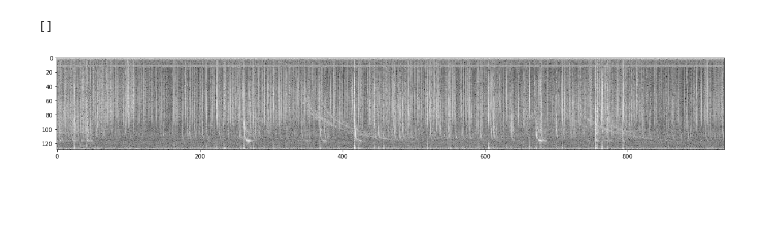
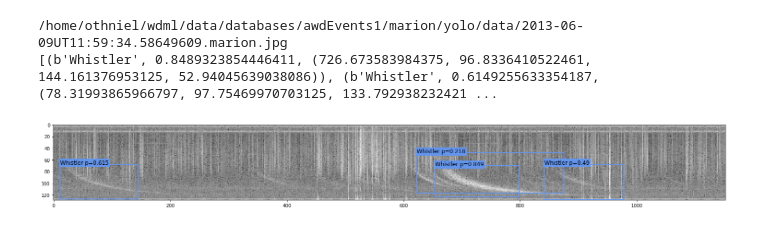
Before and after one commit to Kojey/MSc-whistler-waves-detector, a Jupyter notebook: ipy/yolo_detector.ipynb, the cells around one changed output. Cells and saved outputs as stored; diff of their text form; code cells hidden in the pictures; blank space fills up the shorter version.

Commit message:
Results of YOLO

```diff
--- a/ipy/yolo_detector.ipynb
+++ b/ipy/yolo_detector.ipynb
@@ -201,9 +201,9 @@ class YOLODetector(object):
         self.free_detections(dets, num)
         return res
 
-    def yolo_labelled_img(self, img, y_size=3):
+    def yolo_labelled_img(self, img, thresh=.5, y_size=3):
         """Plot the data and the corresponding label and boxes"""
-        bboxes = self.detect(bytes(img,'utf-8'))
+        bboxes = self.detect(bytes(img,'utf-8'), thresh=thresh)
         im_data = mat_image.imread(img)
         im_data = cv2.imread(img)[:,:,::-1]
         fig, ax = plt.subplots(1, figsize=(y_size*(im_data.shape[1]/im_data.shape[0]),y_size))
@@ -226,19 +226,34 @@ class YOLODetector(object):
 
 
 
-model_weights="model_900.weights"
-data_file = 'real_aug.data'
+model = "real"
+model_weights=model+".weights"
+data_file = model+'.data'
 yolo = YOLODetector()
 yolo.load_model(data_file, model_weights)
 files = []
-f = open("/home/othniel/wdml/data/databases/awdEvents1/marion/yolo/train_aug.txt", "r")
+f = open("/home/othniel/wdml/data/databases/awdEvents1/marion/yolo/test.txt", "r")
+# f = open("/home/othniel/wdml/data/datasets/simulations/yolo/test.txt", "r")
 for line in f:
     files.append(line.split(os.linesep)[0])
-# %%
-file = random.choice(files)
-r = yolo.detect(bytes(file,'utf-8'))
-print(r)
-yolo.yolo_labelled_img(file)
-# %% [output]
-[]
-[figure, removed]
+# %%
+thresh = 0.2
+file = random.choice(files)
+# file = '/home/othniel/wdml/data/databases/awdEvents1/marion/yolo/data/2013-02-22UT03:52:58.39267602.marion.jpg'
+# file = '/home/othniel/wdml/data/databases/awdEvents1/marion/yolo/data/2013-07-26UT01:34:59.92291914.marion.jpg'
+# file = /home/othniel/wdml/data/databases/awdEvents1/marion/yolo/data/2013-07-06UT17:14:19.14211922.marion.jpg
+# file = '/home/othniel/wdml/data/databases/awdEvents1/marion/yolo/data/2013-07-07UT14:48:34.02851914.marion.jpg'
+# file = '/home/othniel/wdml/data/databases/awdEvents1/marion/yolo/data/2013-07-02UT14:45:55.61571914.marion.jpg'
+# file = '/home/othniel/wdml/data/databases/awdEvents1/marion/yolo/data/2013-10-20UT23:06:03.34899422.marion.jpg'
+# file = '/home/othniel/wdml/data/databases/awdEvents1/marion/yolo/data/2013-07-29UT13:56:51.00131922.marion.jpg'
+# file = '/home/othniel/wdml/data/databases/awdEvents1/marion/yolo/data/2013-07-29UT16:37:57.91971914.marion.jpg'
+# file = '/home/othniel/wdml/data/databases/awdEvents1/marion/yolo/data/2013-06-09UT15:52:36.07607109.marion.jpg'
+# file = '/home/othniel/wdml/data/databases/awdEvents1/marion/yolo/data/2013-07-07UT14:48:34.02851914.marion.jpg'
+r = yolo.detect(bytes(file,'utf-8'), thresh=thresh)
+print(file)
+print(r)
+yolo.yolo_labelled_img(file, thresh=thresh)
+# %% [output]
+/home/othniel/wdml/data/databases/awdEvents1/marion/yolo/data/2013-06-09UT11:59:34.58649609.marion.jpg
+[(b'Whistler', 0.8489323854446411, (726.673583984375, 96.8336410522461, 144.161376953125, 52.94045639038086)), (b'Whistler', 0.6149255633354187, (78.31993865966797, 97.75469970703125, 133.792938232421 ...
+[figure, added]
```
Also changed, not shown: parts of 1 cell of this notebook, 1 other file.
